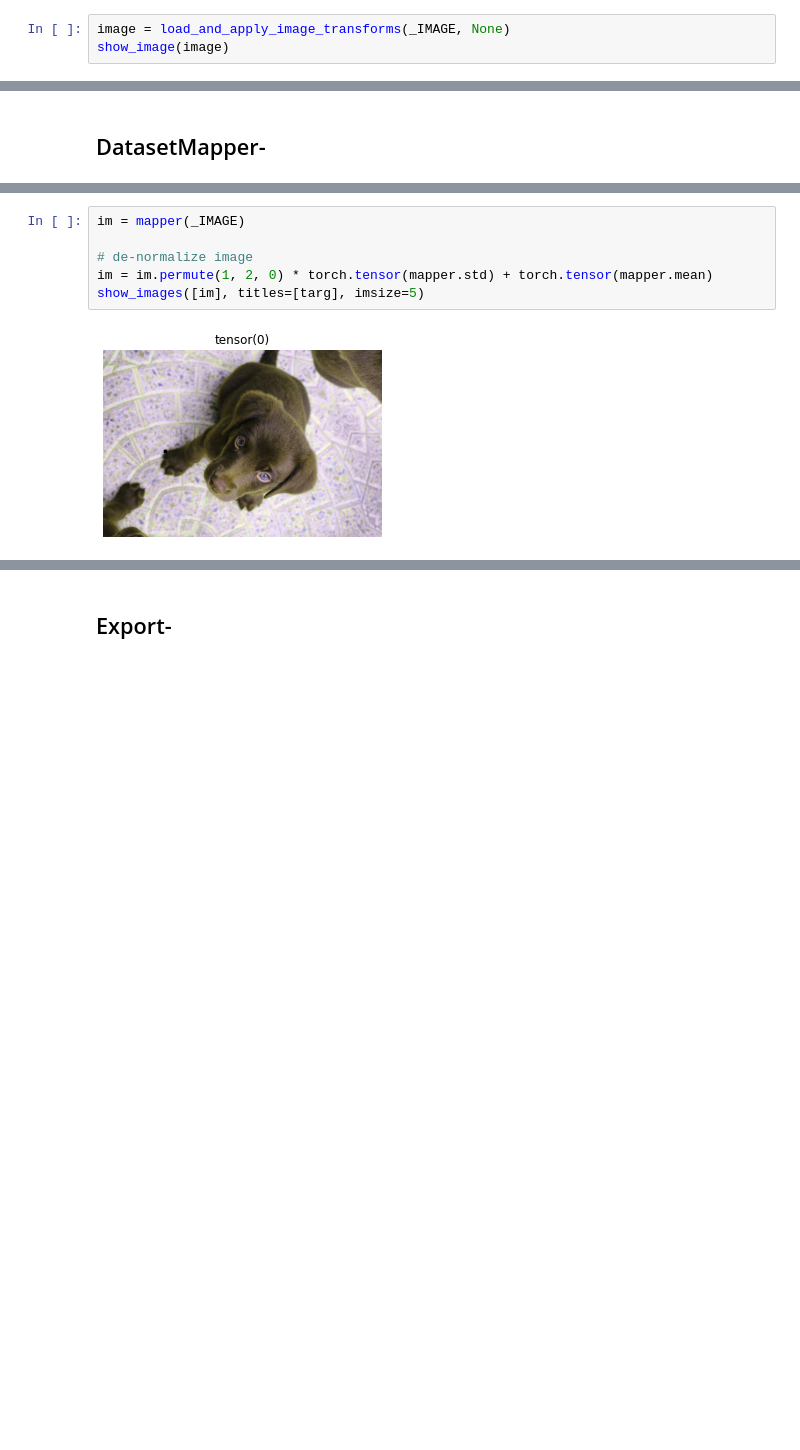
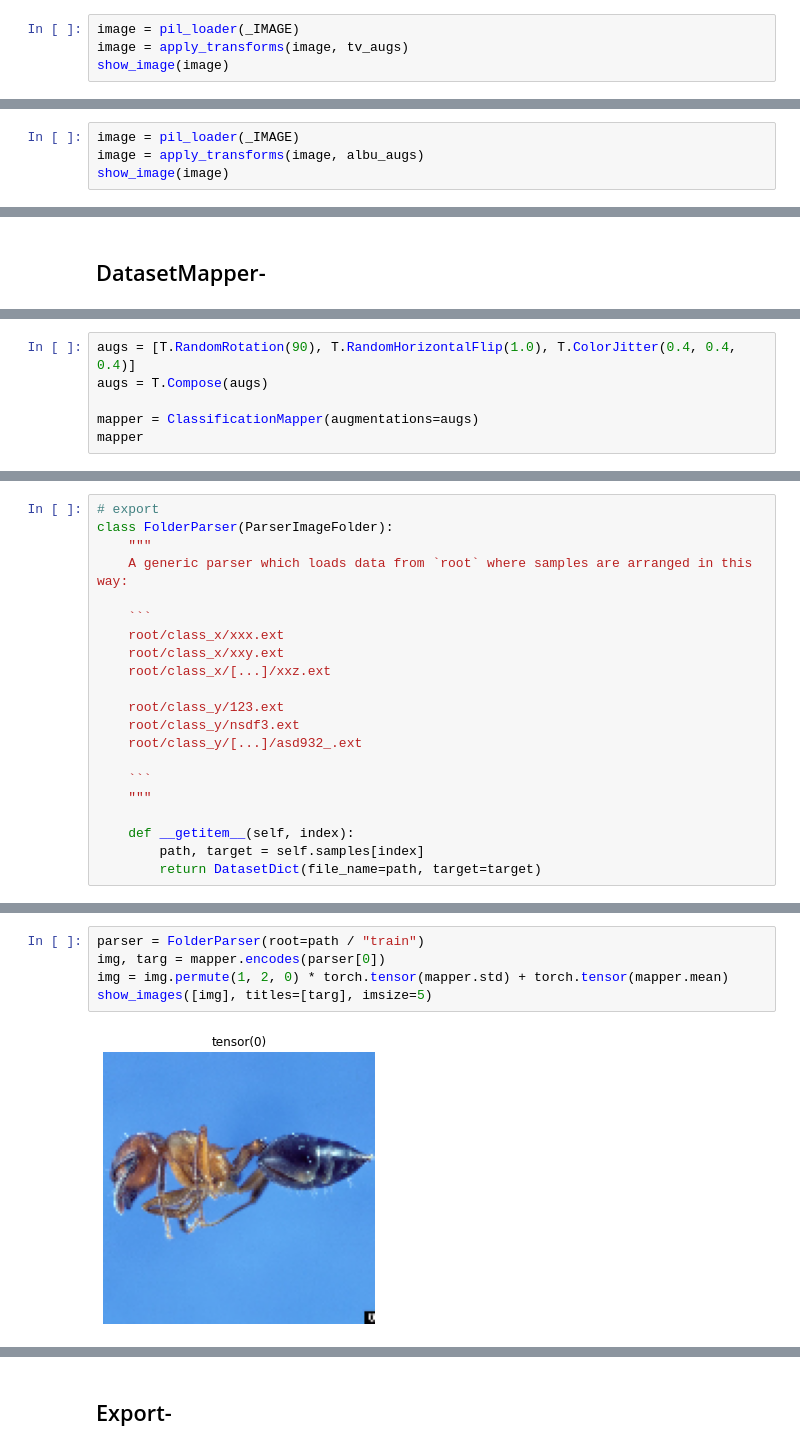
Before and after one commit to benihime91/gale, a Jupyter notebook: nbs/05_classification.data.common.ipynb, the cells around one changed output, grey strips where cells are left out. Cells and saved outputs as stored; diff of their text form; blank space fills up the shorter version.

Commit message:
Added Initial DataLoading methods

````diff
--- a/nbs/05_classification.data.common.ipynb
+++ b/nbs/05_classification.data.common.ipynb
@@ -156,5 +157,6 @@ def load_and_apply_image_transforms(path: str, transforms: None):
 # %%
-image = load_and_apply_image_transforms(_IMAGE, None)
+image = pil_loader(_IMAGE)
+image = apply_transforms(image, tv_augs)
 show_image(image)
 # %% [output]
 <AxesSubplot:>
@@ -162,0 +173,4 @@ show_image(image)
+# %%
+image = pil_loader(_IMAGE)
+image = apply_transforms(image, albu_augs)
+show_image(image)
@@ -278,0 +282,6 @@ decodes: (object,object) -> noop
+# %%
+augs = [T.RandomRotation(90), T.RandomHorizontalFlip(1.0), T.ColorJitter(0.4, 0.4, 0.4)]
+augs = T.Compose(augs)
+
+mapper = ClassificationMapper(augmentations=augs)
+mapper
@@ -292,0 +388,21 @@ For test datasets `ClassificationMapper` takes in a `str` which corresponds to t
+# %%
+# export
+class FolderParser(ParserImageFolder):
+    """
+    A generic parser which loads data from `root` where samples are arranged in this way:
+
+    ```
+    root/class_x/xxx.ext
+    root/class_x/xxy.ext
+    root/class_x/[...]/xxz.ext
+
+    root/class_y/123.ext
+    root/class_y/nsdf3.ext
+    root/class_y/[...]/asd932_.ext
+
+    ```
+    """
+
+    def __getitem__(self, index):
+        path, target = self.samples[index]
+        return DatasetDict(file_name=path, target=target)
@@ -293,9 +435,8 @@ For test datasets `ClassificationMapper` takes in a `str` which corresponds to t
 # %%
-im = mapper(_IMAGE)
-
-# de-normalize image
-im = im.permute(1, 2, 0) * torch.tensor(mapper.std) + torch.tensor(mapper.mean)
-show_images([im], titles=[targ], imsize=5)
+parser = FolderParser(root=path / "train")
+img, targ = mapper.encodes(parser[0])
+img = img.permute(1, 2, 0) * torch.tensor(mapper.std) + torch.tensor(mapper.mean)
+show_images([img], titles=[targ], imsize=5)
 # %% [output]
-[figure, old version]
+[figure, new version]
 [interactive output not drawn]
````
Also changed, not shown: parts of 39 cells of this notebook, 2 other files.
